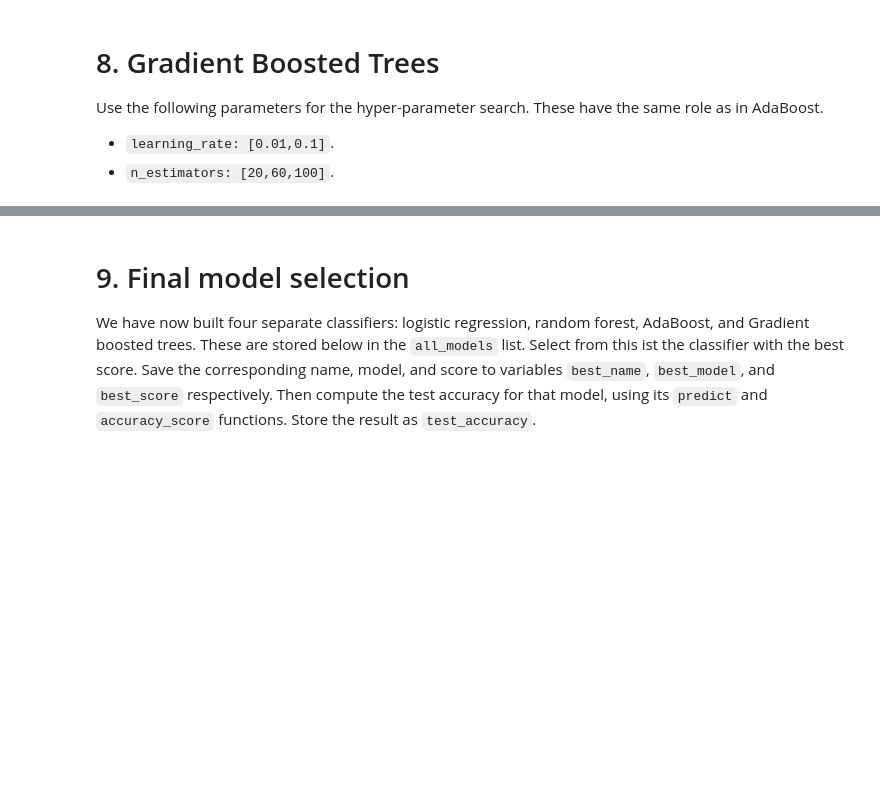
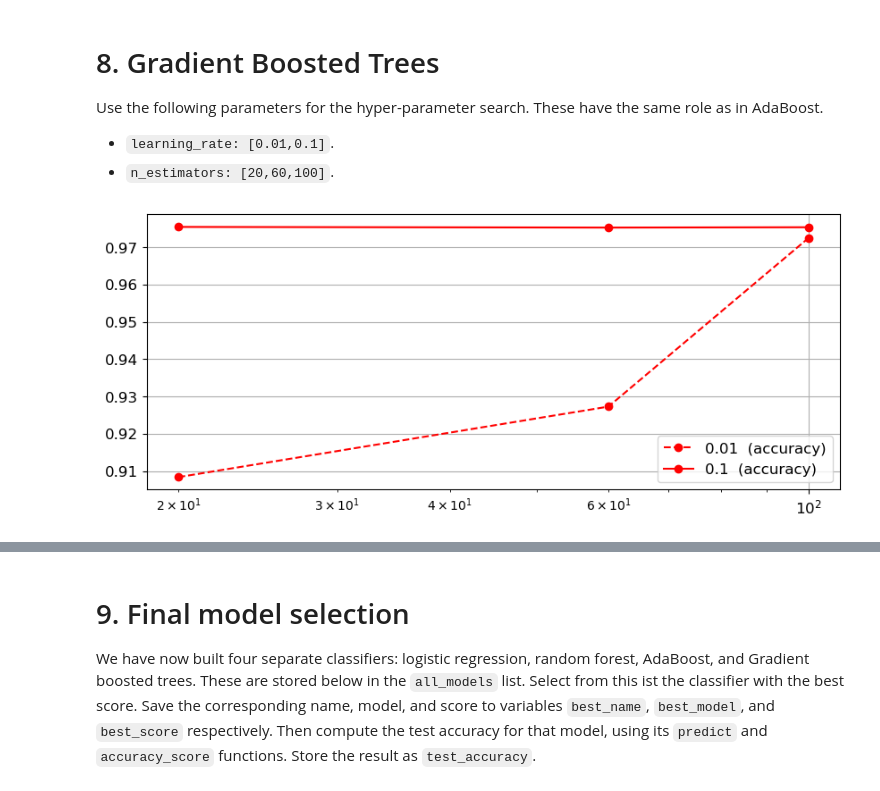
Before and after one commit to rajeev-t/stats-n-ds-4engineers, a Jupyter notebook: lab06/lab6.ipynb, the cells around one changed output, grey strips where cells are left out. Cells and saved outputs as stored; diff of their text form; code cells hidden in the pictures; blank space fills up the shorter version.

```diff
--- a/lab06/lab6.ipynb
+++ b/lab06/lab6.ipynb
@@ -312,10 +374,15 @@ Use the following parameters for the hyper-parameter search. These have the same
 # %%
 from sklearn.ensemble import GradientBoostingClassifier
 
-param_grid_gbt = ...
+param_grid_gbt = {
+    'model__learning_rate' : [0.01, 0.1],
+    'model__n_estimators' : [20, 60, 100]
+}
 
-model = ...
+model = GradientBoostingClassifier(random_state=rng_seed)
 
-result_gbt = hypersolve(...)
+result_gbt = hypersolve(model, param_grid_gbt)
+# %% [output]
+[figure, added]
 # %%
 grader.check("q8")
```
Also changed, not shown: parts of 16 cells of this notebook, 2 other files.
